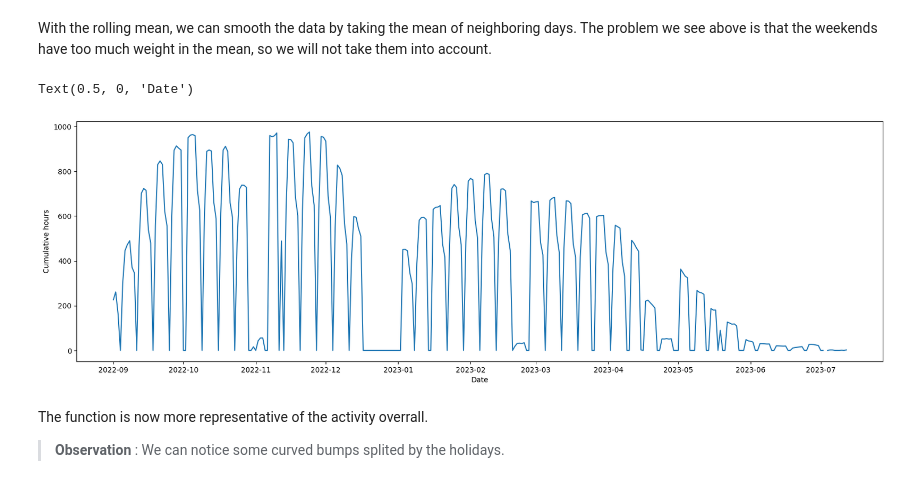
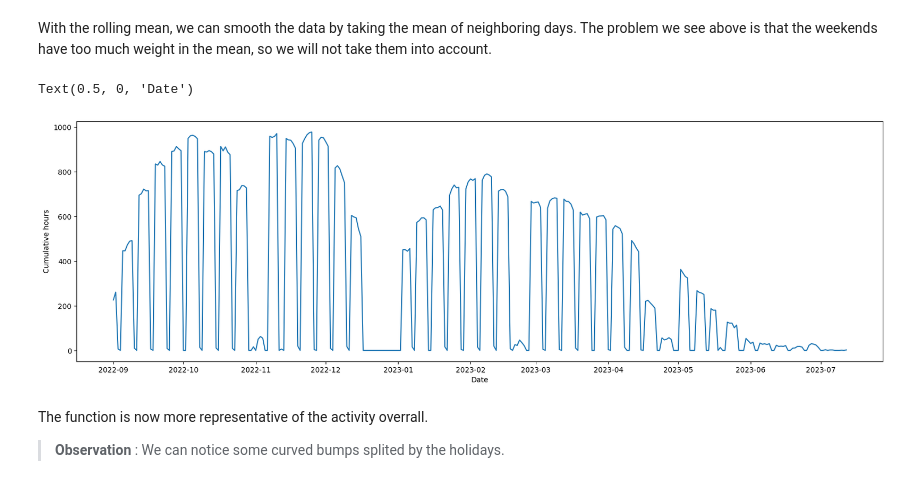
Before and after one commit to CodyAdam/data-engineering, a Jupyter notebook: Project/main.ipynb, the cells around one changed output. Saved outputs shown, nothing was run; the diff lists cells and outputs as text; code cells hidden in the pictures.

```diff
--- a/Project/main.ipynb
+++ b/Project/main.ipynb
@@ -368,29 +368,29 @@ Text(0.5, 0, 'Date')
 With the rolling mean, we can smooth the data by taking the mean of neighboring days.
 The problem we see above is that the weekends have too much weight in the mean, so we will not take them into account.
 # %%
-TRESHOLD = 3
+TRESHOLD = max(y) * .1  # in percentage
 
 y_rolling = y.copy()
 
 # Compute the rolling mean
 for i in range(SLIDING_WINDOW_SIZE//2 , len(y) - SLIDING_WINDOW_SIZE//2):
     if y[i] < TRESHOLD:
         continue
     values = y[i-SLIDING_WINDOW_SIZE//2:i+SLIDING_WINDOW_SIZE//2]
-    # filter out values under the treshold
+    # filter out values under the TRESHOLD
     values = values[values > TRESHOLD]
     y_rolling[i] = values.mean()
 
 
 # Plot the data
 fig, ax = plt.subplots(figsize=(20, 6))
 ax.plot(x, y_rolling, color='tab:blue')
 # Customize the plot
 plt.ylabel('Cumulative hours')
 plt.xlabel('Date')
 # %% [output]
 Text(0.5, 0, 'Date')
-[figure, old version]
+[figure, new version]
 # %% [markdown]
 The function is now more representative of the activity overrall.
 
```
Also changed, not shown: parts of 5 cells of this notebook.
